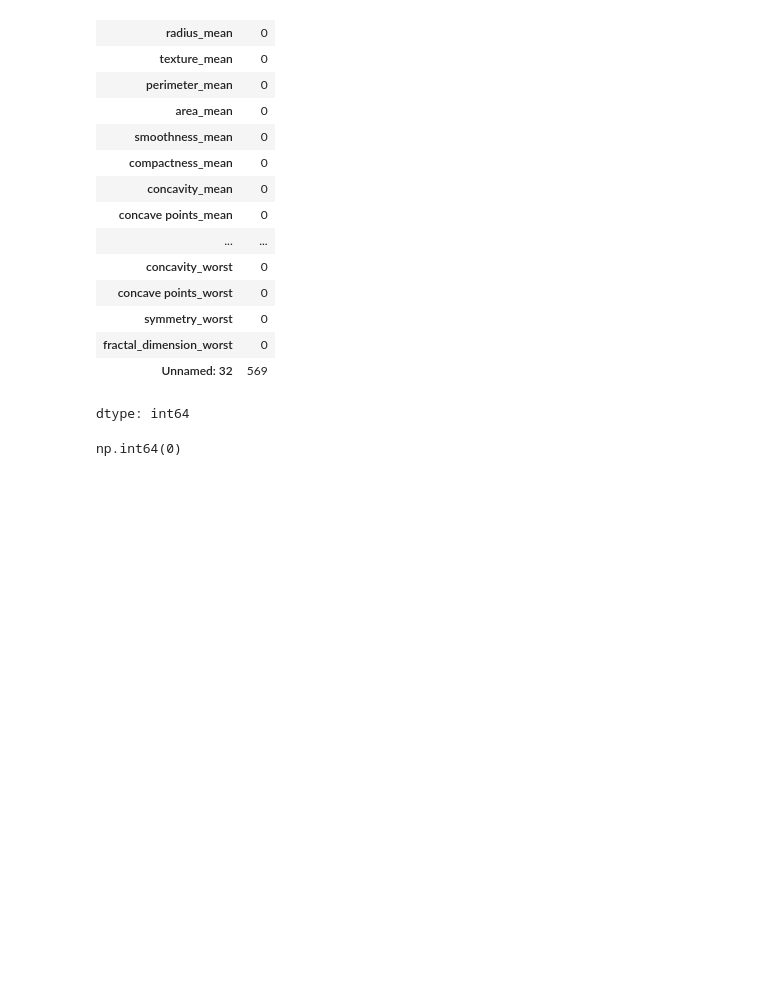
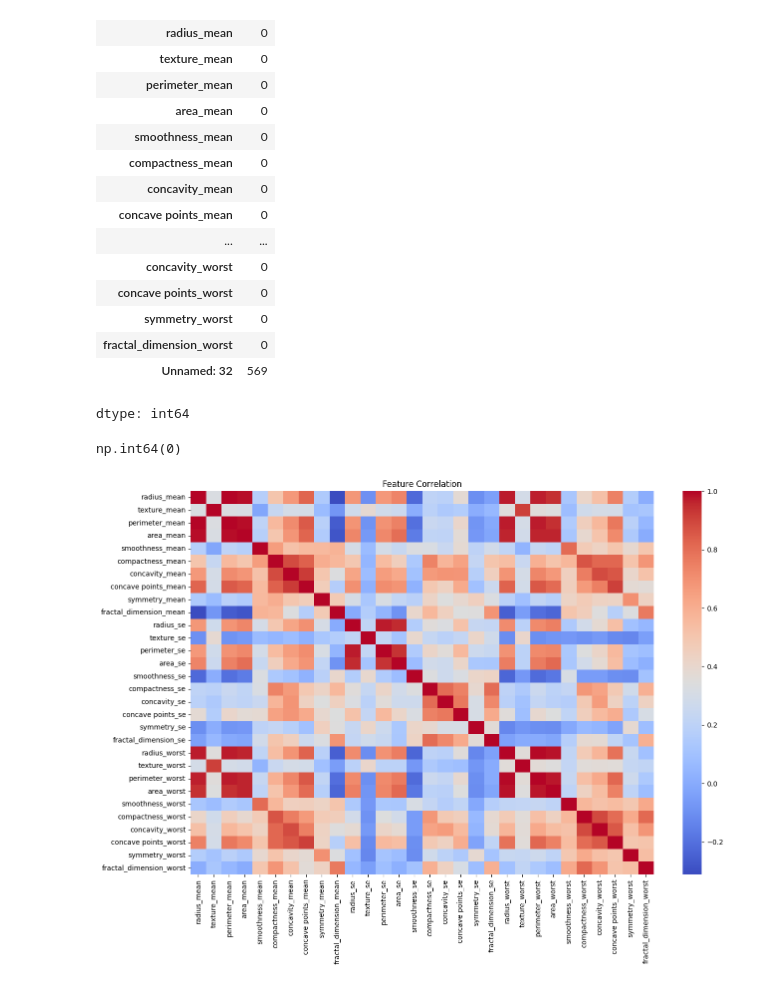
Before and after one commit to adityaupadhayay066-droid/ybi-Foundation-internship-project, a Jupyter notebook: Cancer_prediction.ipynb, the cells around one changed output. Drawn from its saved outputs; the diff is of its cells as text; code cells hidden in the pictures; blank space fills up the shorter version.

Commit message:
Add feature correlation heatmap

```diff
--- a/Cancer_prediction.ipynb
+++ b/Cancer_prediction.ipynb
@@ -80,3 +80,16 @@ dtype: int64
 cancer.duplicated().sum()
 # %% [output]
 np.int64(0)
+# %%
+plt.figure(figsize=(15, 10))
+
+sns.heatmap(
+    cancer.drop(['id', 'diagnosis', 'Unnamed: 32'], axis=1).corr(),
+    cmap="coolwarm",
+    annot=False
+)
+
+plt.title("Feature Correlation")
+plt.show()
+# %% [output]
+[figure, added]
```
